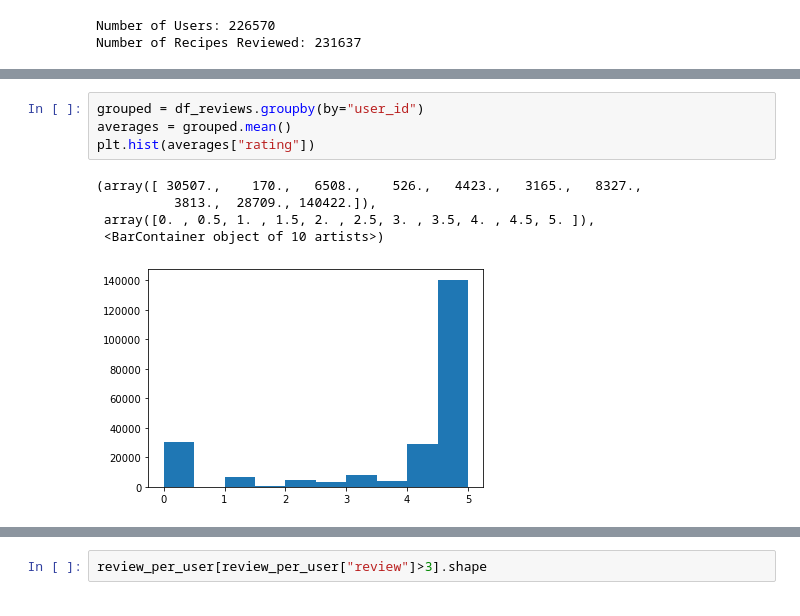
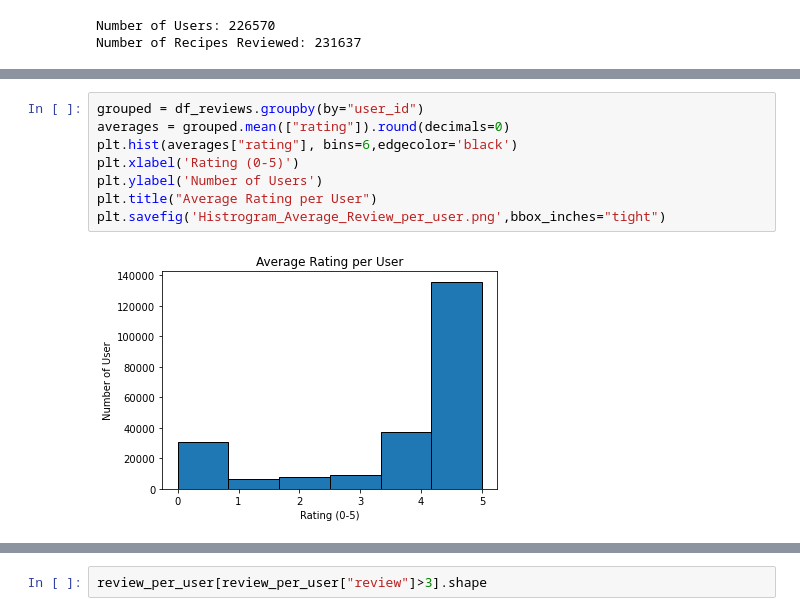
Before and after one commit to evajason/find_me_a_recipe, a Jupyter notebook: data_exploration.ipynb, the cells around one changed output, grey strips where cells are left out. Cells and saved outputs as stored; diff of their text form.

```diff
--- a/data_exploration.ipynb
+++ b/data_exploration.ipynb
@@ -41,10 +60,10 @@ dtype: object
 # %%
 grouped = df_reviews.groupby(by="user_id")
-averages = grouped.mean()
-plt.hist(averages["rating"])
+averages = grouped.mean(["rating"]).round(decimals=0)
+plt.hist(averages["rating"], bins=6,edgecolor='black')
+plt.xlabel('Rating (0-5)')
+plt.ylabel('Number of Users')
+plt.title("Average Rating per User")
+plt.savefig('Histrogram_Average_Review_per_user.png',bbox_inches="tight")
 # %% [output]
-(array([ 30507.,    170.,   6508.,    526.,   4423.,   3165.,   8327.,
-          3813.,  28709., 140422.]),
- array([0. , 0.5, 1. , 1.5, 2. , 2.5, 3. , 3.5, 4. , 4.5, 5. ]),
- <BarContainer object of 10 artists>)
-[figure, old version]
+[figure, new version]
```
Also changed, not shown: parts of 13 cells of this notebook.
